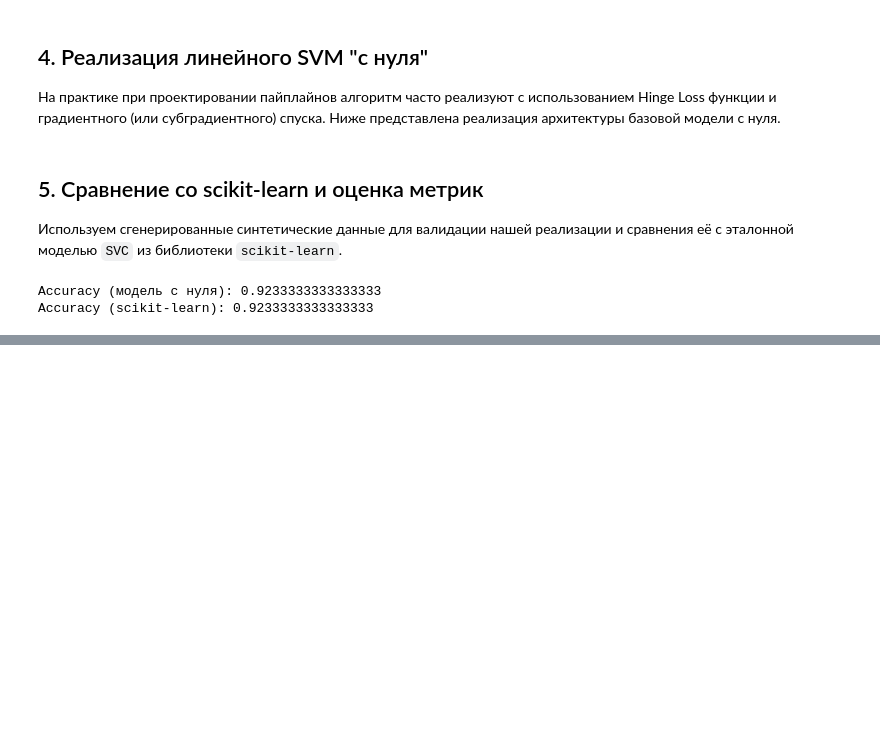
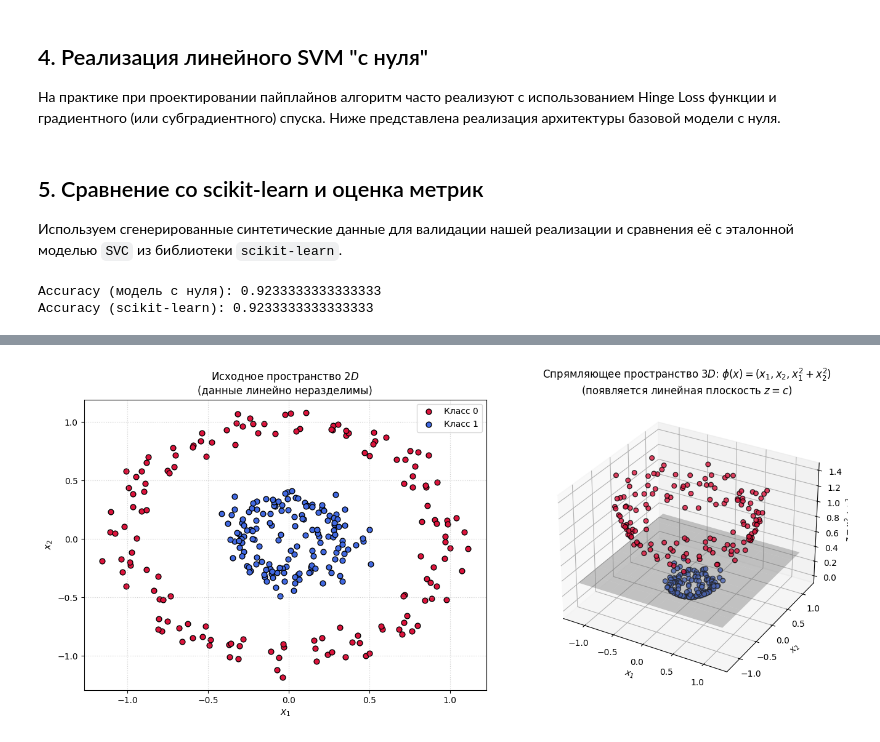
Before and after one commit to AndrewKr123/Ml, a Jupyter notebook: tutorials/svm.ipynb, the cells around one changed output, grey strips where cells are left out. Drawn from its saved outputs; the diff is of its cells as text; code cells hidden in the pictures; blank space fills up the shorter version.

```diff
--- a/tutorials/svm.ipynb
+++ b/tutorials/svm.ipynb
@@ -100,0 +309,80 @@ Accuracy (scikit-learn): 0.9233333333333333
+# %%
+from sklearn.datasets import make_circles
+
+# 1. Генерация нелинейно разделимых данных (концентрические окружности)
+X, y = make_circles(n_samples=300, factor=0.3, noise=0.08, random_state=42)
+
+# 2. Перевод в 3D пространство с помощью отображения phi(x1, x2) = (x1, x2, x1^2 + x2^2)
+z = X[:, 0] ** 2 + X[:, 1] ** 2
+
+# 3. Построение графиков
+fig = plt.figure(figsize=(14, 6), dpi=100)
+
+# Левый график: Исходное 2D пространство
+ax1 = fig.add_subplot(121)
+ax1.scatter(
+    X[y == 0, 0],
+    X[y == 0, 1],
+    color="crimson",
+    edgecolors="k",
+    s=40,
+    label="Класс 0",
+)
+ax1.scatter(
+    X[y == 1, 0],
+    X[y == 1, 1],
+    color="royalblue",
+    edgecolors="k",
+    s=40,
+    label="Класс 1",
+)
+ax1.set_title(
+    "Исходное пространство $2D$\n(данные линейно неразделимы)", fontsize=12
+)
+ax1.set_xlabel("$x_1$", fontsize=11)
+ax1.set_ylabel("$x_2$", fontsize=11)
+ax1.grid(True, linestyle=":", alpha=0.6)
+ax1.legend(loc="upper right")
+
+# Правый график: Спрямляющее 3D пространство
+ax2 = fig.add_subplot(122, projection="3d")
+ax2.scatter(
+    X[y == 0, 0],
+    X[y == 0, 1],
+    z[y == 0],
+    color="crimson",
+    edgecolors="k",
+    s=30,
+    alpha=0.8,
+)
+ax2.scatter(
+    X[y == 1, 0],
+    X[y == 1, 1],
+    z[y == 1],
+    color="royalblue",
+    edgecolors="k",
+    s=30,
+    alpha=0.8,
+)
+
+# Разделяющая плоскость в 3D (z = 0.35)
+x1_grid, x2_grid = np.meshgrid(
+    np.linspace(-1.2, 1.2, 10), np.linspace(-1.2, 1.2, 10)
+)
+z_plane = np.full_like(x1_grid, 0.35)
+ax2.plot_surface(
+    x1_grid, x2_grid, z_plane, color="gray", alpha=0.35, edgecolor="none"
+)
+
+ax2.set_title(
+    "Спрямляющее пространство $3D$: $\phi(x) = (x_1, x_2, x_1^2 + x_2^2)$\n(появляется линейная плоскость $z = c$)",
+    fontsize=12,
+)
+ax2.set_xlabel("$x_1$", fontsize=10)
+ax2.set_ylabel("$x_2$", fontsize=10)
+ax2.set_zlabel("$z = x_1^2 + x_2^2$", fontsize=10)
+
+plt.tight_layout()
+plt.show()
+# %% [output]
+[figure, added]
```
Also changed, not shown: parts of 6 cells of this notebook, 13 other files.
